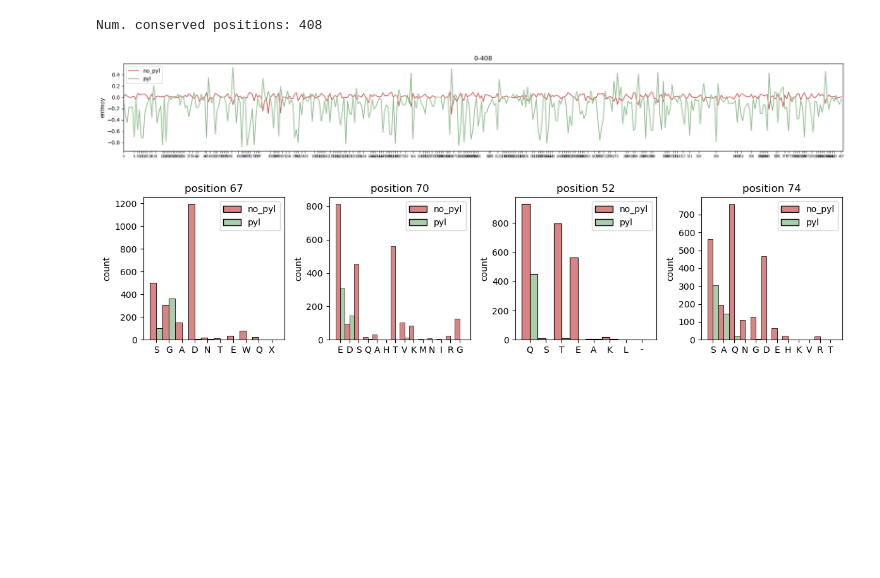
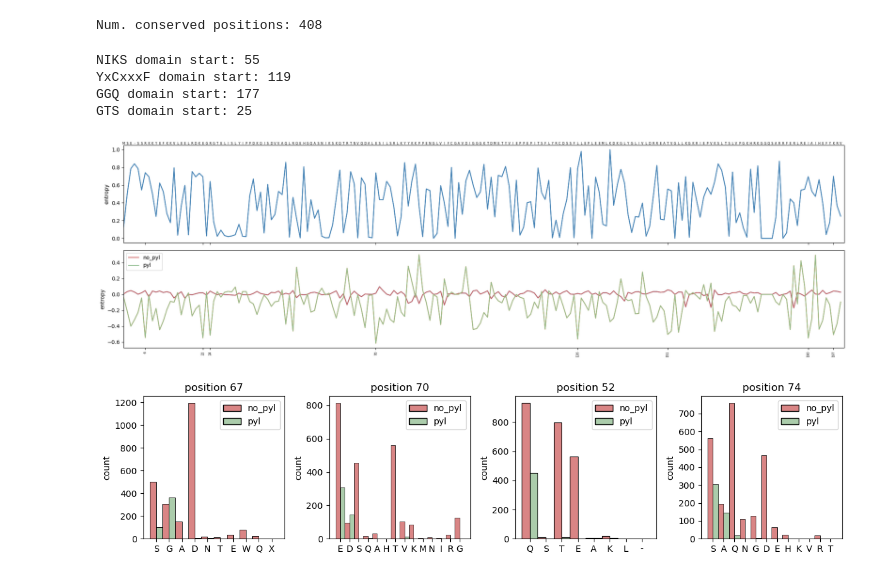
Before and after one commit to pipparichter/pyrrolysine, a Jupyter notebook: notebooks/sandbox-2.ipynb, the cells around one changed output. Cells and saved outputs as stored; diff of their text form; code cells hidden in the pictures; blank space fills up the shorter version.

```diff
--- a/notebooks/sandbox-2.ipynb
+++ b/notebooks/sandbox-2.ipynb
@@ -55,6 +51,26 @@ alignment_df = pd.DataFrame(alignment, index=index)
 alignment_df['group'] = np.where(arf1_df.has_pyl, 'pyl', 'no_pyl')
 # %% [output]
 Num. conserved positions: 408
+# %%
+# Where are the relevant domains?
+
+
+niks_domain = 'NIKS'
+ycf_domain = 'Y.C'
+ggq_domain = 'GGQ'
+gts_domain = 'GT.'
+
+seq = ''.join(alignment[0])
+
+print('NIKS domain start:', re.search(niks_domain, seq).start())
+print('YxCxxxF domain start:', re.search(ycf_domain, seq).start())
+print('GGQ domain start:', re.search(ggq_domain, seq).start())
+print('GTS domain start:', re.search(gts_domain, seq).start())
+# %% [output]
+NIKS domain start: 55
+YxCxxxF domain start: 119
+GGQ domain start: 177
+GTS domain start: 25
 # %%
 if not os.path.exists('../data/mutual_information.txt'):
     h = mutual_information(alignment)
@@ -123,16 +118,26 @@ def figure_2(alignment:np.ndarray, start:int=None, stop:int=None, delta:int=0, c
 # %%
 palette = {'pyl':'darkseagreen', 'no_pyl':'indianred'}
 
-fig, ax = plt.subplots(figsize=(20, 3))
+fig, axes = plt.subplots(figsize=(20, 6), nrows=2, sharex=True)
+
+start, stop = 0, 200
+_, entropies = figure_1(alignment, start=start, stop=stop,  ax=axes[0], threshold=0.2, annotate_residues=True)
+
+scaled_entropies = dict()
 for group, df in alignment_df.groupby('group'):
-    figure_2(df.values, start=start, stop=stop, color=palette[group], ax=ax, label=group, scale=entropies)
-ax.set_title(f'{start}-{stop}')
-ax.legend()
+    positions, scaled_entropies[group] = figure_1(df.values, start=start, stop=stop, color=palette[group], ax=axes[1], label=group, scale=entropies, threshold=-0.5)
 
+axes[1].legend()
 fig.tight_layout()
+
+fig.savefig('../figure_1.png', format='PNG', dpi=600)
 plt.show()
+
+make_chimerax_attribute_file(positions, scaled_entropies['pyl'])
+# open /home/prichter/Documents/pyrrolysine/data/alphafold/arf1_alphafold_attributes.defattr
+# color byattr confidence palette viridis missingColor gray
 # %% [output]
-[figure, old version]
+[figure, new version]
 # %%
 def figure_3(alignment_df:pd.DataFrame, position:int=None, palette={'pyl':'darkseagreen', 'no_pyl':'indianred'}, ax=None):
     # fig, (ax_top, ax_bottom) = get_split_figure((0, 0.0025), (0.97, 0.98))
```
Also changed, not shown: parts of 5 cells of this notebook, 3 other files.
